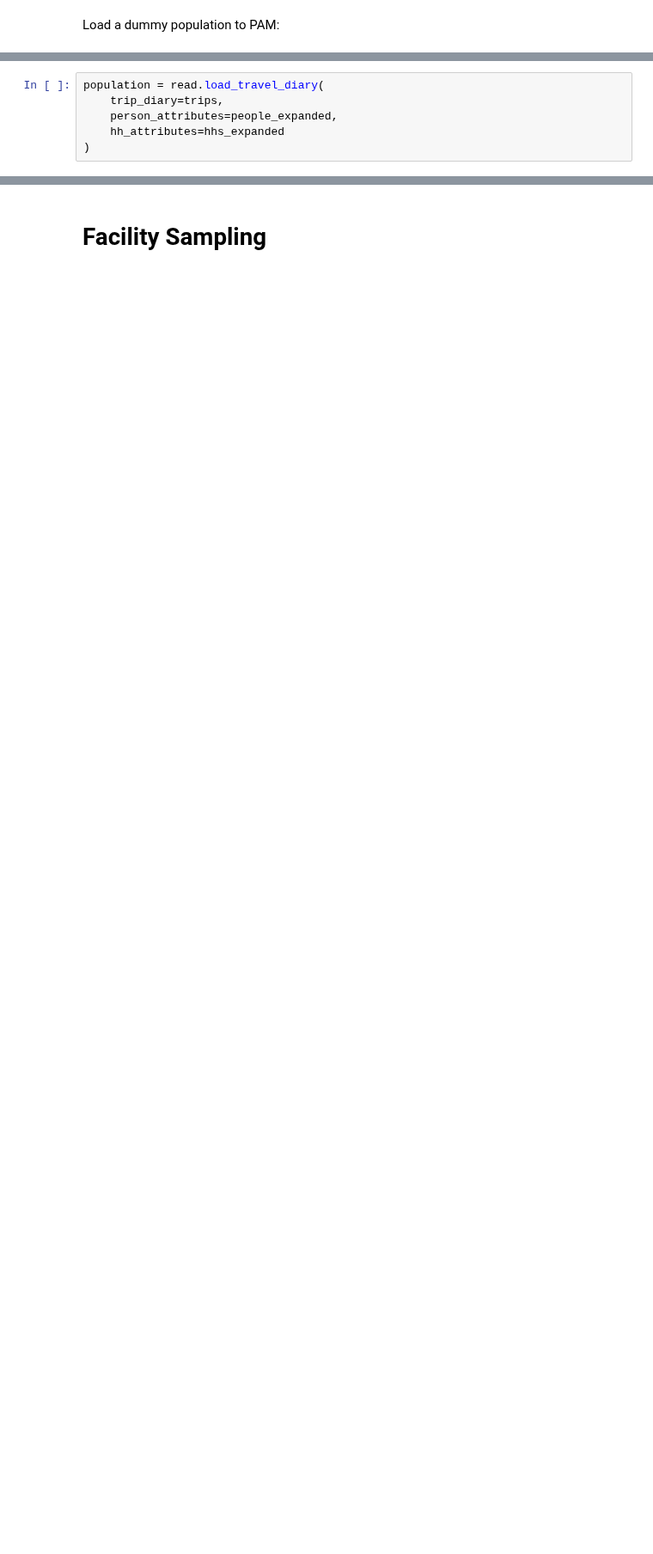
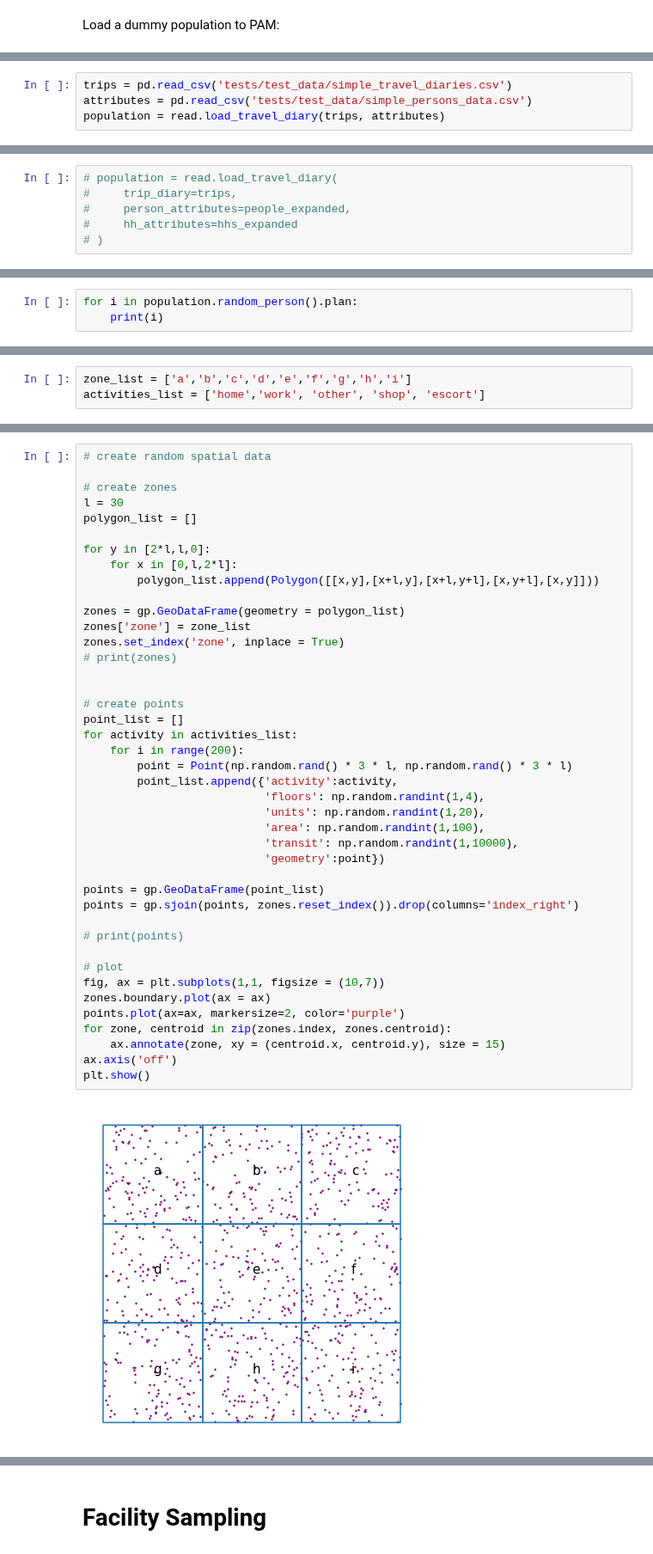
Before and after one commit to arup-group/pam, a Jupyter notebook: facility_sampling.ipynb, the cells around one changed output, grey strips where cells are left out. Shown at 86% size. Cells and saved outputs as stored; diff of their text form; blank space fills up the shorter version.

```diff
--- a/facility_sampling.ipynb
+++ b/facility_sampling.ipynb
@@ -23,0 +33,4 @@ trips=pd.read_csv('./intermediate_outputs/trips_intermediate.csv').drop(['Unname
+# %%
+trips = pd.read_csv('tests/test_data/simple_travel_diaries.csv')
+attributes = pd.read_csv('tests/test_data/simple_persons_data.csv')
+population = read.load_travel_diary(trips, attributes)
@@ -24,6 +41,6 @@ trips=pd.read_csv('./intermediate_outputs/trips_intermediate.csv').drop(['Unname
 # %%
-population = read.load_travel_diary(
-    trip_diary=trips,
-    person_attributes=people_expanded,
-    hh_attributes=hhs_expanded
-)
+# population = read.load_travel_diary(
+#     trip_diary=trips,
+#     person_attributes=people_expanded,
+#     hh_attributes=hhs_expanded
+# )
@@ -29,0 +85,3 @@ population = read.load_travel_diary(
+# %%
+for i in population.random_person().plan:
+    print(i)
@@ -29,0 +191,3 @@ population = read.load_travel_diary(
+# %%
+zone_list = ['a','b','c','d','e','f','g','h','i']
+activities_list = ['home','work', 'other', 'shop', 'escort']
@@ -29,0 +209,44 @@ population = read.load_travel_diary(
+# %%
+# create random spatial data
+
+# create zones
+l = 30
+polygon_list = []
+
+for y in [2*l,l,0]:
+    for x in [0,l,2*l]:
+        polygon_list.append(Polygon([[x,y],[x+l,y],[x+l,y+l],[x,y+l],[x,y]]))
+
+zones = gp.GeoDataFrame(geometry = polygon_list)
+zones['zone'] = zone_list
+zones.set_index('zone', inplace = True)
+# print(zones)
+
+
+# create points
+point_list = []
+for activity in activities_list:
+    for i in range(200):
+        point = Point(np.random.rand() * 3 * l, np.random.rand() * 3 * l)
+        point_list.append({'activity':activity,
+                           'floors': np.random.randint(1,4),
+                           'units': np.random.randint(1,20),
+                           'area': np.random.randint(1,100),
+                           'transit': np.random.randint(1,10000),
+                           'geometry':point})
+
+points = gp.GeoDataFrame(point_list)
+points = gp.sjoin(points, zones.reset_index()).drop(columns='index_right')
+
+# print(points)
+
+# plot
+fig, ax = plt.subplots(1,1, figsize = (10,7))
+zones.boundary.plot(ax = ax)
+points.plot(ax=ax, markersize=2, color='purple')
+for zone, centroid in zip(zones.index, zones.centroid):
+    ax.annotate(zone, xy = (centroid.x, centroid.y), size = 15)
+ax.axis('off')
+plt.show()
+# %% [output]
+[figure, added]
```
Also changed, not shown: parts of 94 cells of this notebook, 1 other file.
